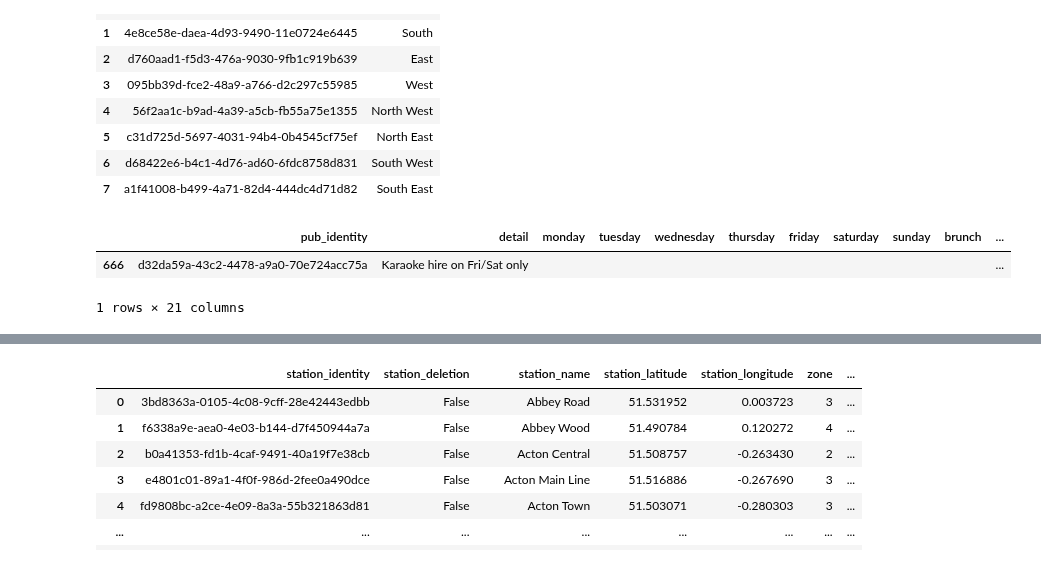
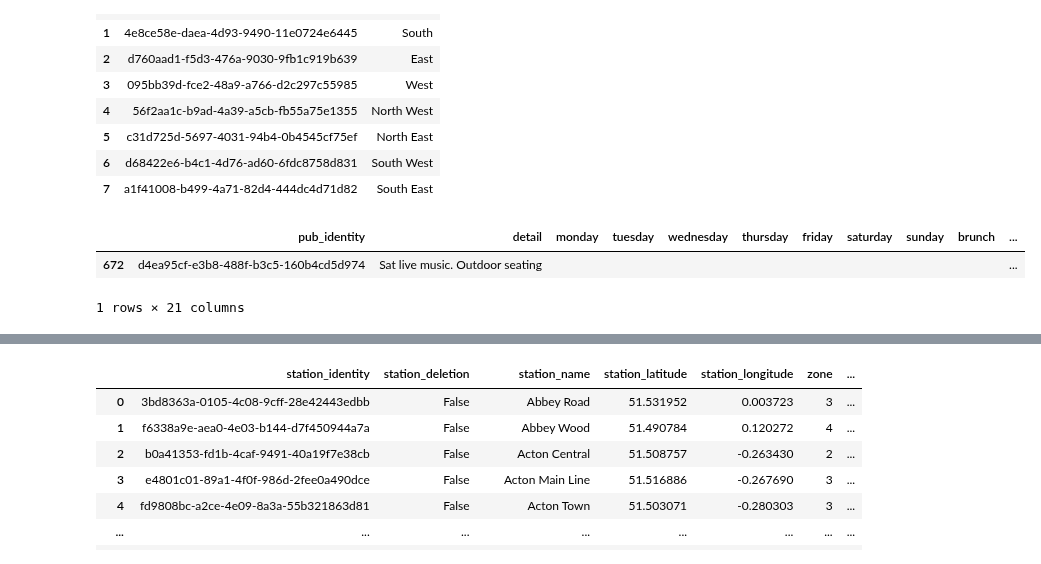
Before and after one commit to cartsmate/thepubcrawls, a Jupyter notebook: stations_edit.ipynb, the cells around one changed output, grey strips where cells are left out. Cells and saved outputs as stored; diff of their text form; code cells hidden in the pictures.

```diff
--- a/stations_edit.ipynb
+++ b/stations_edit.ipynb
@@ -145,34 +145,34 @@ df2.shape[0]
 # df.loc[df['postcode'].str[:1] == 'N', 'direction'] = "North"
 # df.loc[df['postcode'].str[:1] == 'S', 'direction'] = "South"
 # df.loc[df['postcode'].str[:1] == 'E', 'direction'] = "East"
 # df.loc[df['postcode'].str[:1] == 'W', 'direction'] = "West"
 
 # df['col'].str.slice(0, 9)
 # df.loc[df['postcode'].str[:2].isin(['WC','EC']), 'direction'] = "Central"
 # df2 = df.loc[df['postcode'].str[:1] == 'N']
 # # df3 = df2.loc[~df2['postcode'].str[:2].isin(['W1','W2','W3','W4','W5','W6','W7','W8','W9','WC'])]
 # # df3 = df2.loc[~df2['postcode'].str[:2].isin(['E1','E2','E3','E4','E5','E6','E7','E8','E9','EC'])]
 # df3 = df2.loc[~df2['postcode'].str[:2].isin(['N1','N2','N3','N4','N5','N6','N7','N8','N9'])]
 # df3
 
 # df_new = pd.DataFrame({'direction_identity':uuid.uuid4(), 'direction_name':'Central', 'direction_deletion': False }, index=[0])
 # df2 = pd.concat([df_new, df], ignore_index=True)
 # df2
 
 import os
 import uuid
 import pandas as pd
 cwd = os.getcwd()
 df = pd.read_csv(cwd + '/files/diary.csv')
 df = df.fillna('')
 # df = df.drop('live', axis=1)
 # df2 = df[(df['detail'] != '') & (df['detail'] != 'TBC') & (df['detail'] != 'Outdoor seating')]
-df2 = df[df['detail'].str.contains("Fri")]
+df2 = df[df['detail'].str.contains("Sat")]
 # df2 = df[df['entertain'] != '']
 df2.head(1)
 # df2
 # %% [output]
 |  | pub_identity | detail | monday | tuesday | wednesday | thursday | friday | saturday | sunday | brunch | ... |
-| 666 | d32da59a-43c2-4478-a9a0-70e724acc75a | Karaoke hire on Fri/Sat only |  |  |  |  |  |  |  |  | ... |
+| 672 | d4ea95cf-e3b8-488f-b3c5-160b4cd5d974 | Sat live music. Outdoor seating |  |  |  |  |  |  |  |  | ... |
 1 rows × 21 columns
 # %%
```
Also changed, not shown: parts of 1 cell of this notebook, 1 other file.
